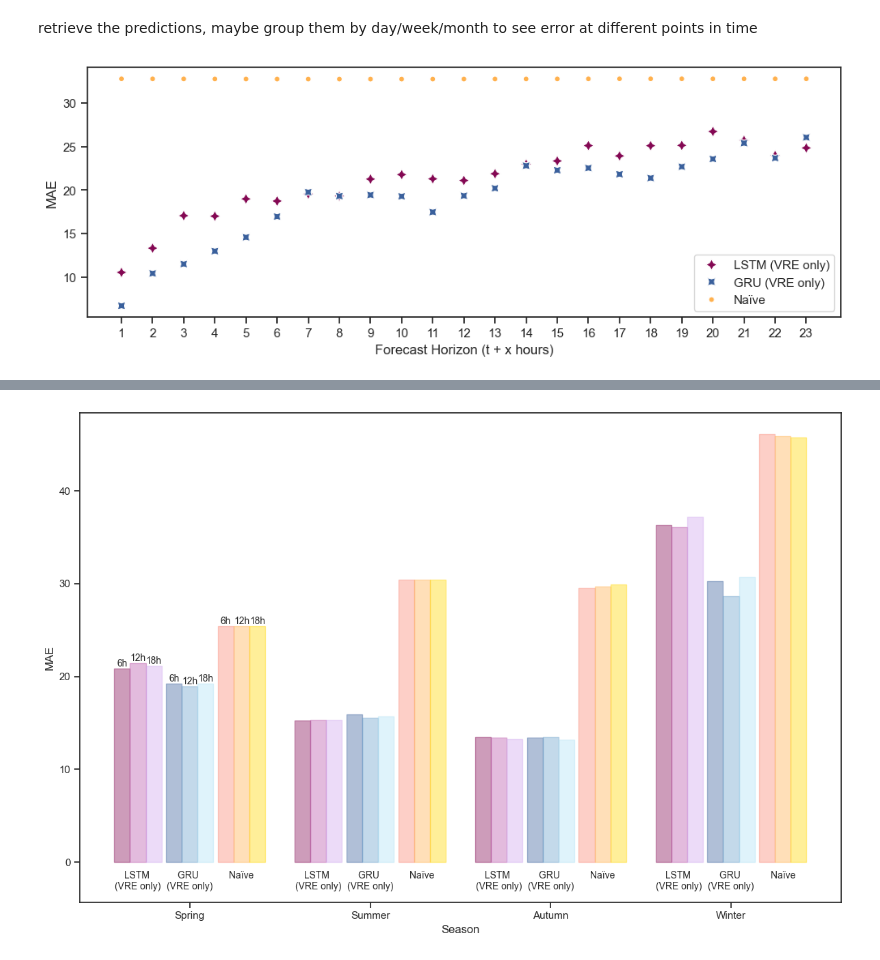
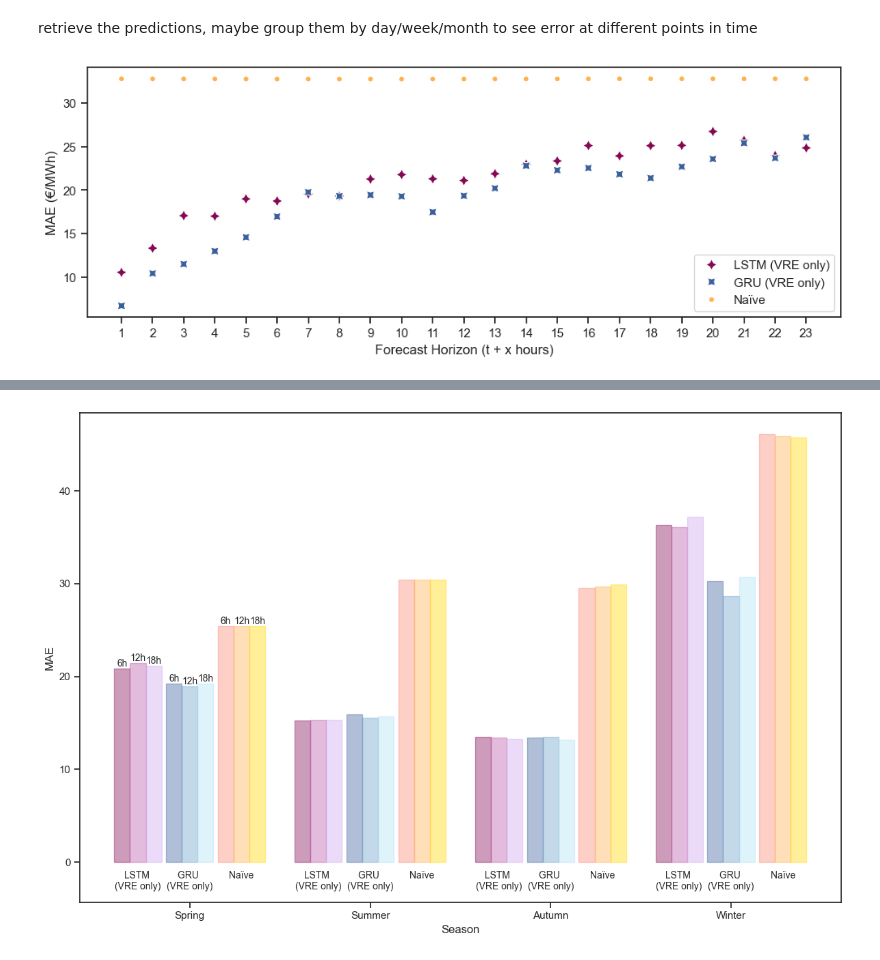
Before and after one commit to valentin-17/epf, a Jupyter notebook: notebooks/other_data_viz.ipynb, the cells around one changed output, grey strips where cells are left out. Saved outputs shown, nothing was run; the diff lists cells and outputs as text; code cells hidden in the pictures.

```diff
--- a/notebooks/other_data_viz.ipynb
+++ b/notebooks/other_data_viz.ipynb
@@ -179,7 +199,8 @@ from matplotlib import pyplot as plt
 with open("../data/processed/performance.pkl", "rb") as f:
     performance = pkl.load(f)
 
-p = pd.DataFrame(performance).T.sort_values('mean_absolute_error', ascending=False)
+drop_cols = [col for col in performance.keys() if not col.startswith('shifted')]
+p = pd.DataFrame(performance).drop(columns=drop_cols).T.sort_values('mean_absolute_error', ascending=False)
 
 plt.figure(figsize=(12, 4))
 
@@ -287,7 +330,7 @@ lstm_preds, lstm_trues = predict_with_timestamps(lstm_model_obj)
 gru_preds, gru_trues = predict_with_timestamps(gru_model_obj)
 # %%
 # create a naive forecast by forecasting at each hour the price of the same hour from the previous week and flatten the naive predictions into one row of the dataframe making each row of the df a 24 hour forecast
-y = data['de_prices']
+y = inputs['de_prices']
 
 horizons = range(1, 25)
 col_names = [f't+{h}' for h in horizons]
@@ -321,36 +364,36 @@ naive_hourly_true.columns = [f'naive_true_{col}' for col in naive_hourly_true.co
 # %%
 # calculate the mean absolute error for each horizon for lstm, gru and naive forecasts
 lstm_mae_per_horizon = np.mean(np.abs(lstm_trues.iloc[:, :].values - lstm_preds.iloc[:, :].values), axis=0)
 gru_mae_per_horizon = np.mean(np.abs(gru_trues.iloc[:, :].values - gru_preds.iloc[:, :].values), axis=0)
 naive_mae_per_horizon = np.mean(np.abs(naive_hourly_true.iloc[:, :].values - naive_hourly.iloc[:, :].values), axis=0)
 
 data = pd.DataFrame({
     'LSTM (VRE only)': lstm_mae_per_horizon,
     'GRU (VRE only)': gru_mae_per_horizon,
     'Naïve': naive_mae_per_horizon})
 
 palette = {
     'LSTM (VRE only)': COLORS['magenta'],
     'GRU (VRE only)': COLORS['blue'],
     'Naïve': COLORS['orange']
 }
 
 data.dropna(inplace=True)
 
 sns.set_style('ticks')
 
 plt.figure(figsize=(12, 4))
 sns.scatterplot(data, palette=palette, markers=[(4,1,0), (4,1,45), '.'], s=100)
 plt.xlabel("Forecast Horizon (t + x hours)")
-plt.ylabel("MAE")
+plt.ylabel("MAE (€/MWh)")
 #plt.title("MAE by Forecast Horizon")
 plt.xticks(range(0, 23), [h+1 for h in range(0, 23)])
 
-plt.savefig("../reports/figures/mae_by_horizon_single_layer.pdf", dpi=300, bbox_inches='tight')
+plt.savefig("../reports/figures/mae_by_horizon.pdf", dpi=300, bbox_inches='tight')
 
 plt.show()
 # %% [output]
-[figure, old version]
+[figure, new version]
 # %%
 # unify dataframe and rename columns
 lstm_errors = pd.DataFrame(np.abs(lstm_trues.iloc[:, :].values - lstm_preds.iloc[:, :].values),
```
Also changed, not shown: parts of 14 cells of this notebook, 18 other files.
